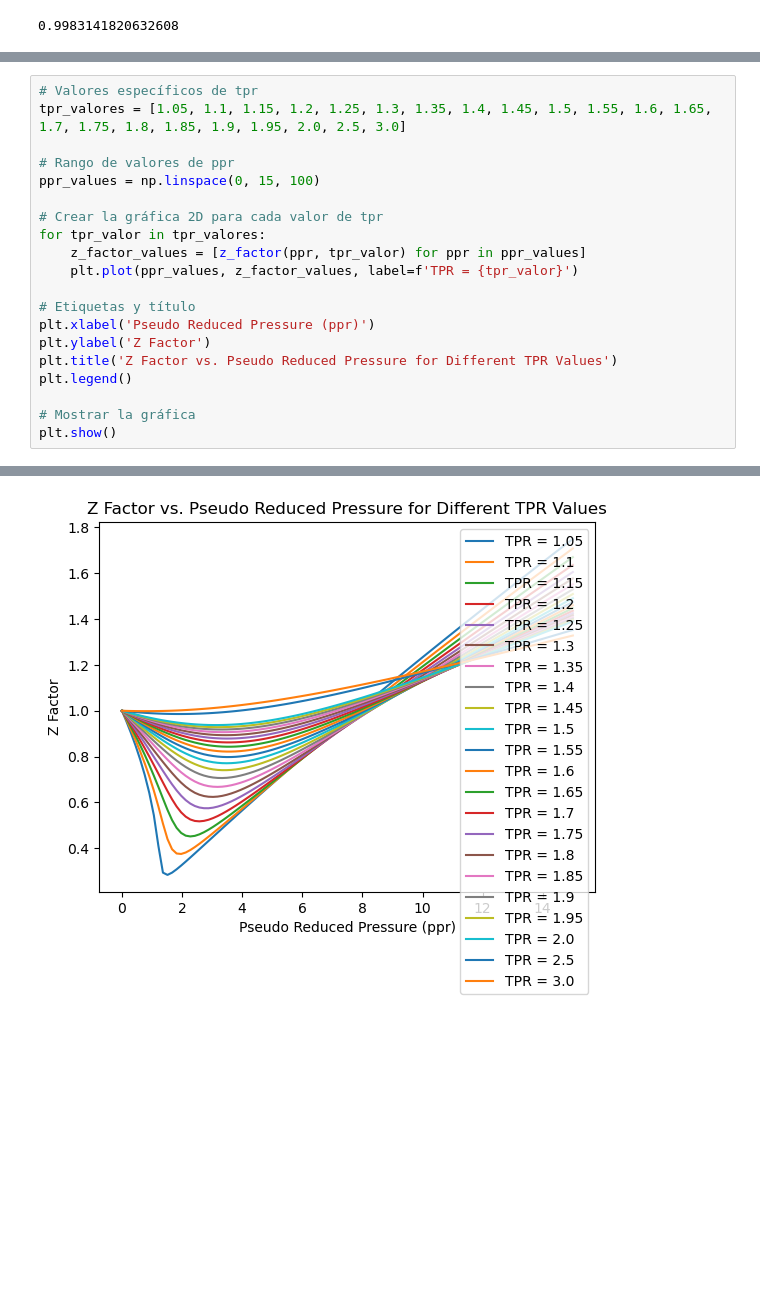
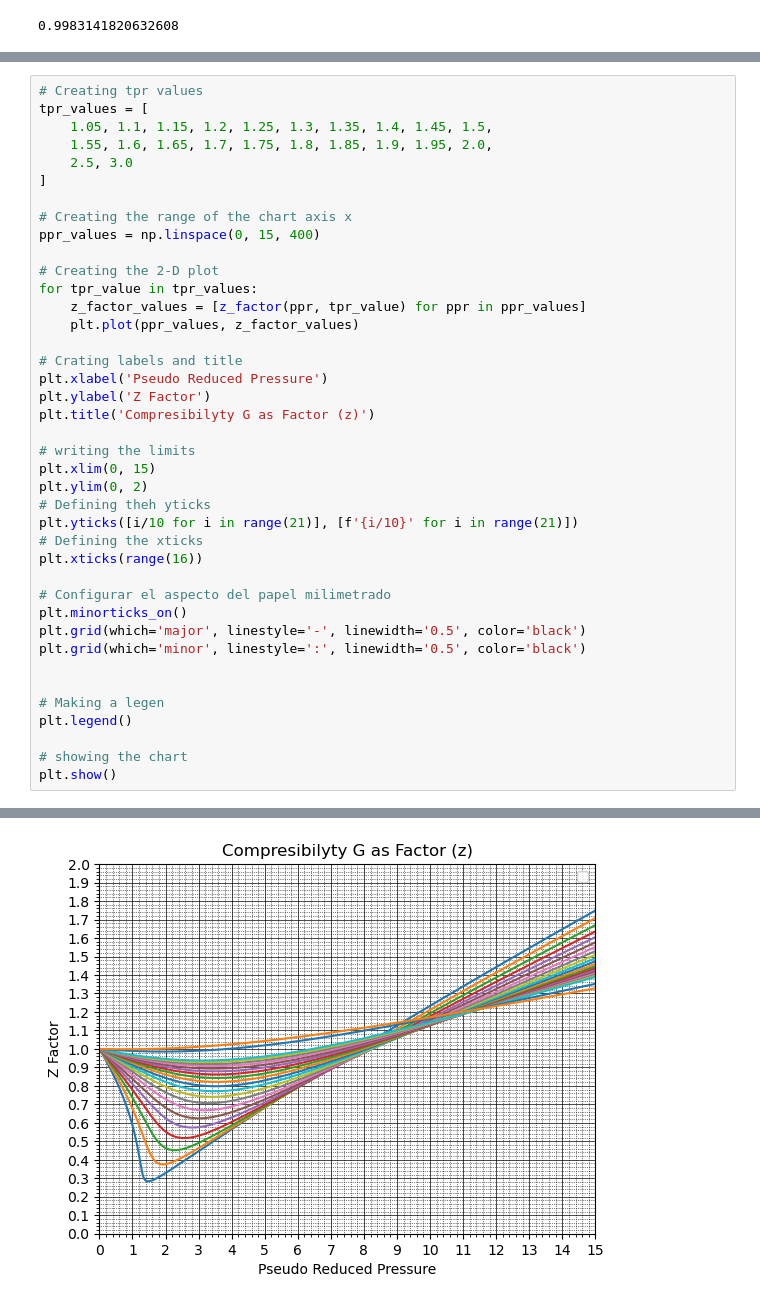
Before and after one commit to Ricardod671/graph_zfactor, a Jupyter notebook: notebooks/0.1-RFDL-zfactor_graph.ipynb, the cells around one changed output, grey strips where cells are left out. Saved outputs shown, nothing was run; the diff lists cells and outputs as text; blank space fills up the shorter version.

Commit message:
I make a firts decent chart of z factor

```diff
--- a/notebooks/0.1-RFDL-zfactor_graph.ipynb
+++ b/notebooks/0.1-RFDL-zfactor_graph.ipynb
@@ -123,21 +98,41 @@ plt.show()
 # %%
-# Valores específicos de tpr
-tpr_valores = [1.05, 1.1, 1.15, 1.2, 1.25, 1.3, 1.35, 1.4, 1.45, 1.5, 1.55, 1.6, 1.65, 1.7, 1.75, 1.8, 1.85, 1.9, 1.95, 2.0, 2.5, 3.0]
+# Creating tpr values
+tpr_values = [
+    1.05, 1.1, 1.15, 1.2, 1.25, 1.3, 1.35, 1.4, 1.45, 1.5,
+    1.55, 1.6, 1.65, 1.7, 1.75, 1.8, 1.85, 1.9, 1.95, 2.0,
+    2.5, 3.0
+]
 
-# Rango de valores de ppr
-ppr_values = np.linspace(0, 15, 100)
+# Creating the range of the chart axis x
+ppr_values = np.linspace(0, 15, 400)
 
-# Crear la gráfica 2D para cada valor de tpr
-for tpr_valor in tpr_valores:
-    z_factor_values = [z_factor(ppr, tpr_valor) for ppr in ppr_values]
-    plt.plot(ppr_values, z_factor_values, label=f'TPR = {tpr_valor}')
+# Creating the 2-D plot
+for tpr_value in tpr_values:
+    z_factor_values = [z_factor(ppr, tpr_value) for ppr in ppr_values]
+    plt.plot(ppr_values, z_factor_values)
 
-# Etiquetas y título
-plt.xlabel('Pseudo Reduced Pressure (ppr)')
+# Crating labels and title
+plt.xlabel('Pseudo Reduced Pressure')
 plt.ylabel('Z Factor')
-plt.title('Z Factor vs. Pseudo Reduced Pressure for Different TPR Values')
+plt.title('Compresibilyty G as Factor (z)')
+
+# writing the limits
+plt.xlim(0, 15)
+plt.ylim(0, 2)
+# Defining theh yticks
+plt.yticks([i/10 for i in range(21)], [f'{i/10}' for i in range(21)])
+# Defining the xticks
+plt.xticks(range(16))
+
+# Configurar el aspecto del papel milimetrado
+plt.minorticks_on()
+plt.grid(which='major', linestyle='-', linewidth='0.5', color='black')
+plt.grid(which='minor', linestyle=':', linewidth='0.5', color='black')
+
+
+# Making a legen
 plt.legend()
 
-# Mostrar la gráfica
+# showing the chart
 plt.show()
 # %% [output]
@@ -144 +140 @@ plt.show()
-[figure, old version]
+[figure, new version]
```
Also changed, not shown: parts of 4 cells of this notebook.
